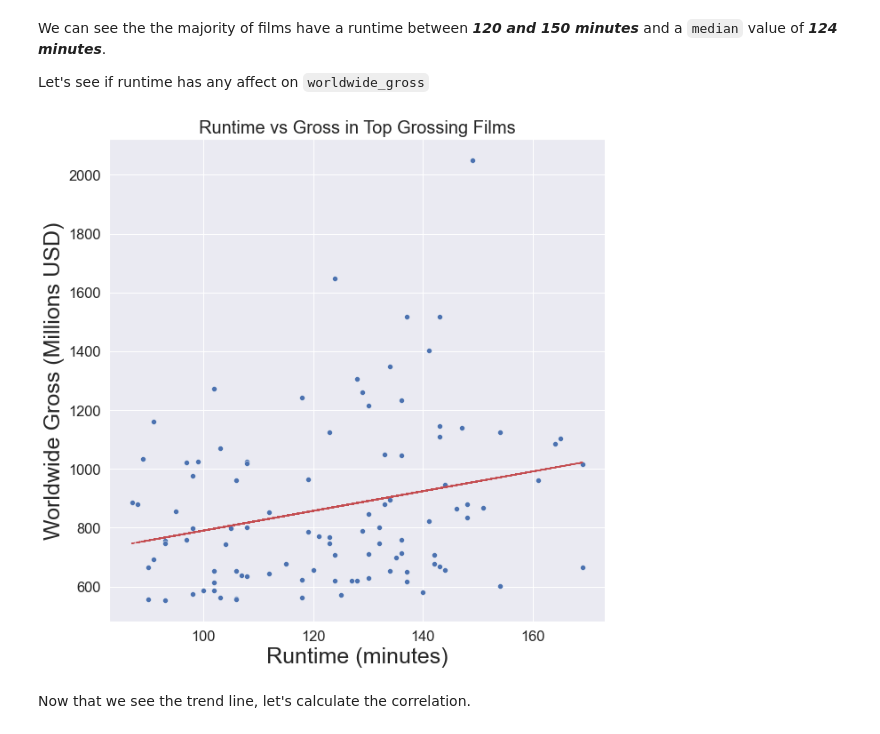
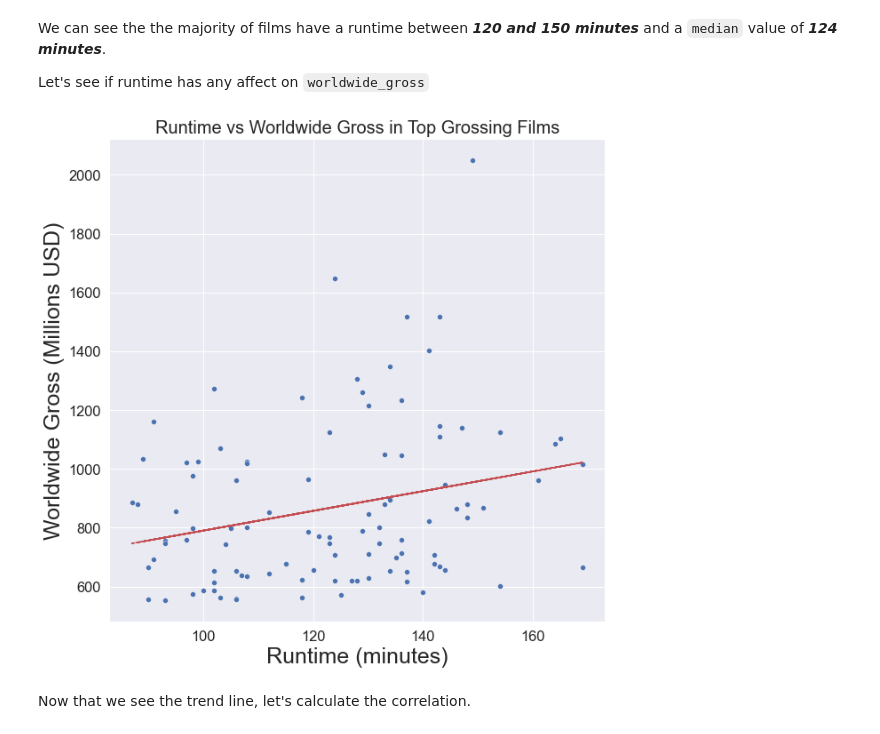
Before and after one commit to rustyb08/phase_1_project, a Jupyter notebook: Microsoft Original Content.ipynb, the cells around one changed output. Drawn from its saved outputs; the diff is of its cells as text; code cells hidden in the pictures.

Commit message:
Update Microsoft Original Content.ipynb
Updated visualizations

```diff
--- a/Microsoft Original Content.ipynb
+++ b/Microsoft Original Content.ipynb
@@ -1367,3 +1367,22 @@ top_100_budgets.sort_values('production_budget')
 100 rows × 6 columns
 # %% [markdown]
 Let's visualize this data.
+# %%
+# Create a plot and set the size.
+plt.figure(figsize=(10,10))
+
+# Increase the size of the scale text.
+sns.set(font_scale=1.5)
+
+# Plot the data
+chart=sns.histplot(top_100_budgets['budget_range'])
+
+
+# Set the histogram's title.
+plt.title('Production Budget Ranges', fontsize=20)
+
+# Label the x-axis
+plt.xlabel('Production Budget', fontsize=25)
+
+#Angles the x-axis information
+plt.xticks(rotation=30);
@@ -1430,29 +1453,29 @@ Let's see if runtime has any affect on `worldwide_gross`
 # %%
 # Create a plot and set the size.
 plt.figure(figsize=(10,10))
 
 # Increase the size of the scale text.
 sns.set(font_scale=1.5)
 
 # Plot the data
 sns.scatterplot(x=top_100_movies['runtime_minutes'],
             y=top_100_movies['worldwide_gross']/1000000)
 
 # Create a trendline
 z = np.polyfit(top_100_movies['runtime_minutes'], top_100_movies['worldwide_gross']/1000000, 1)
 p = np.poly1d(z)
 plt.plot(top_100_movies['runtime_minutes'],p(top_100_movies['runtime_minutes']),"r--")
 
 # Set the barplot's title.
-plt.title('Runtime vs Gross in Top Grossing Films', fontsize=20)
+plt.title('Runtime vs Worldwide Gross in Top Grossing Films', fontsize=20)
 
 # Label the y-axis
 plt.ylabel('Worldwide Gross (Millions USD)', fontsize=25)
 
 # Label the x-axis
 plt.xlabel('Runtime (minutes)', fontsize=25);
 # %% [output]
-[figure, old version]
+[figure, new version]
 # %% [markdown]
 Now that we see the trend line, let's calculate the correlation.
 # %%
```
Also changed, not shown: parts of 3 cells of this notebook.
